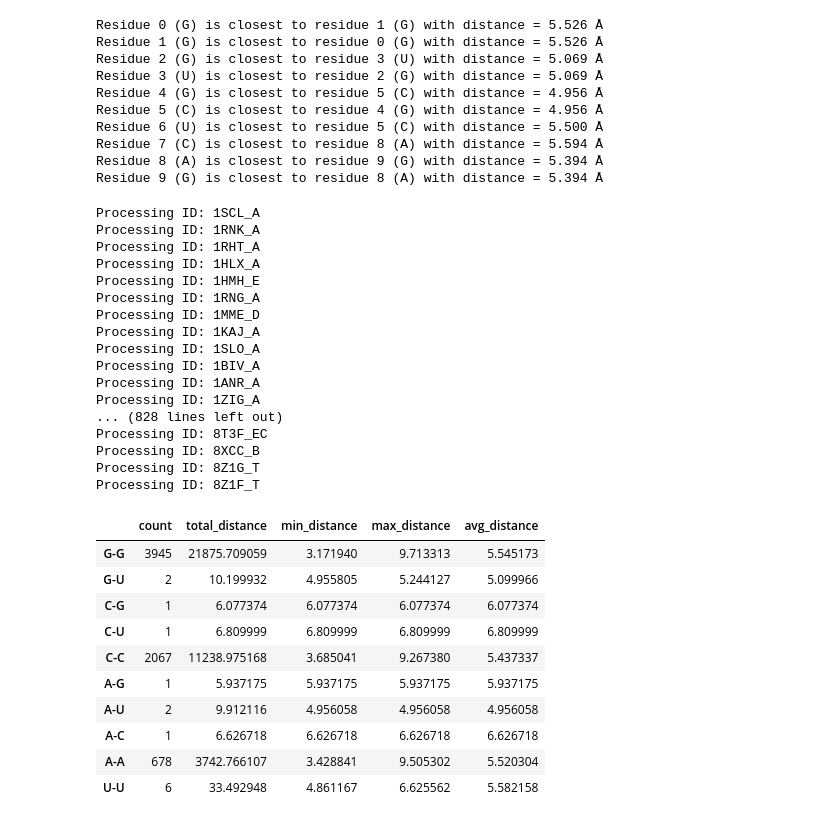
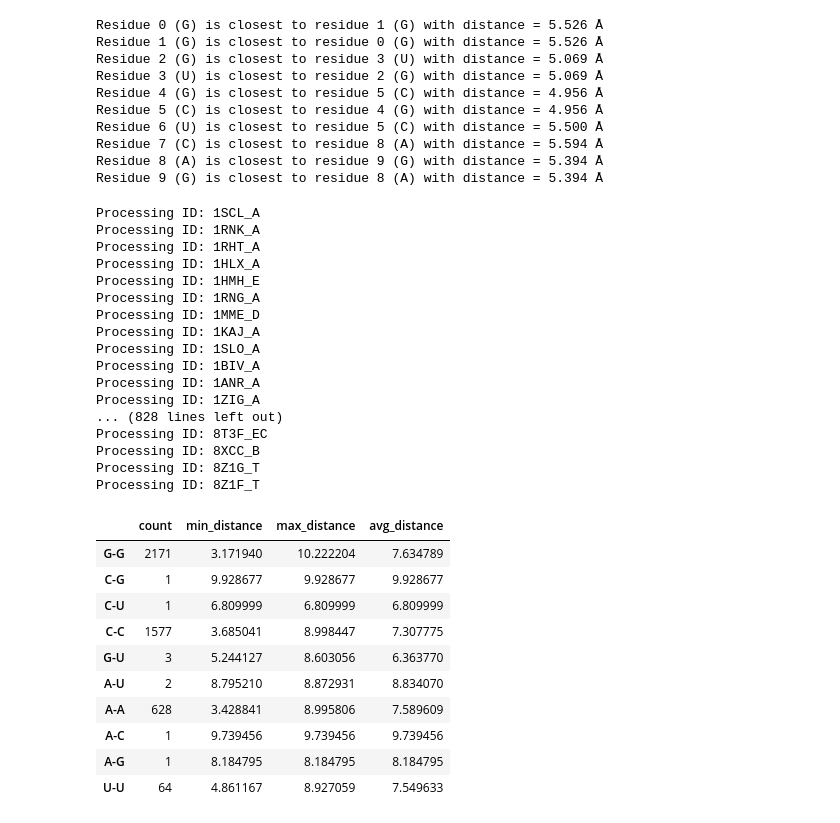
Before and after one commit to Rio-Lv/RNA-Tertiary-Prediction, a Jupyter notebook: src/sandbox.ipynb, the cells around one changed output. Drawn from its saved outputs; the diff is of its cells as text; code cells hidden in the pictures.

Commit message:
trying to ignore base pairs but not seeing much A-U or G-C pairs which is suss

```diff
--- a/src/sandbox.ipynb
+++ b/src/sandbox.ipynb
@@ -63,8 +63,9 @@ Residue 9 (G) is closest to residue 8 (A) with distance = 5.394 Å
 import pandas as pd
 import numpy as np
 
+IGNORE_BASE_PAIRS = True
+
 IDs = sequences['target_id'].values
-
 pair_stats = {}
 
 for ID in IDs:
@@ -84,6 +85,16 @@ for ID in IDs:
     for i in range(len(coords)):
         distances = dist_matrix[i].copy()
         distances[i] = np.inf  # ignore self-distance
+
+        if IGNORE_BASE_PAIRS:
+            if i > 2 and i < len(coords) - 3:
+                distances[i-3] = np.inf  # ignore base pairs
+                distances[i-2] = np.inf
+                distances[i-1] = np.inf
+                distances[i+1] = np.inf
+                distances[i+2] = np.inf
+                distances[i+3] = np.inf
+
         closest_idx = np.argmin(distances)
         closest_distance = distances[closest_idx]
 
@@ -101,7 +112,7 @@ for ID in IDs:
         pair_key = tuple(pair_key)
 
         if (res_i_type, res_j_type)in pair_stats:
-            if closest_distance > 10:
+            if closest_distance > 9:
                 # Ignore distances greater than 10
                 continue
 
@@ -117,42 +128,43 @@ for ID in IDs:
                 "min_distance": closest_distance,
                 "max_distance": closest_distance,
                 "avg_distance": closest_distance,
+                "ignore_base_pairs": IGNORE_BASE_PAIRS
             }
 
 # Convert to DataFrame
 # turn keys into 1 string each
 pair_stats = {f"{k[0]}-{k[1]}": v for k, v in pair_stats.items()}
 pair_stats_df = pd.DataFrame.from_dict(pair_stats, orient='index')
 # drop total_distance
 pair_stats_df = pair_stats_df.drop(columns=["total_distance"])
 
 pair_stats_df
 # %% [output]
 Processing ID: 1SCL_A
 Processing ID: 1RNK_A
 Processing ID: 1RHT_A
 Processing ID: 1HLX_A
 Processing ID: 1HMH_E
 Processing ID: 1RNG_A
 Processing ID: 1MME_D
 Processing ID: 1KAJ_A
 Processing ID: 1SLO_A
 Processing ID: 1BIV_A
 Processing ID: 1ANR_A
 Processing ID: 1ZIG_A
 ... (828 lines left out)
 Processing ID: 8T3F_EC
 Processing ID: 8XCC_B
 Processing ID: 8Z1G_T
 Processing ID: 8Z1F_T
-|  | count | total_distance | min_distance | max_distance | avg_distance |
-| G-G | 3945 | 21875.709059 | 3.171940 | 9.713313 | 5.545173 |
-| G-U | 2 | 10.199932 | 4.955805 | 5.244127 | 5.099966 |
-| C-G | 1 | 6.077374 | 6.077374 | 6.077374 | 6.077374 |
-| C-U | 1 | 6.809999 | 6.809999 | 6.809999 | 6.809999 |
-| C-C | 2067 | 11238.975168 | 3.685041 | 9.267380 | 5.437337 |
-| A-G | 1 | 5.937175 | 5.937175 | 5.937175 | 5.937175 |
-| A-U | 2 | 9.912116 | 4.956058 | 4.956058 | 4.956058 |
-| A-C | 1 | 6.626718 | 6.626718 | 6.626718 | 6.626718 |
-| A-A | 678 | 3742.766107 | 3.428841 | 9.505302 | 5.520304 |
-| U-U | 6 | 33.492948 | 4.861167 | 6.625562 | 5.582158 |
+|  | count | min_distance | max_distance | avg_distance |
+| G-G | 2171 | 3.171940 | 10.222204 | 7.634789 |
+| C-G | 1 | 9.928677 | 9.928677 | 9.928677 |
+| C-U | 1 | 6.809999 | 6.809999 | 6.809999 |
+| C-C | 1577 | 3.685041 | 8.998447 | 7.307775 |
+| G-U | 3 | 5.244127 | 8.603056 | 6.363770 |
+| A-U | 2 | 8.795210 | 8.872931 | 8.834070 |
+| A-A | 628 | 3.428841 | 8.995806 | 7.589609 |
+| A-C | 1 | 9.739456 | 9.739456 | 9.739456 |
+| A-G | 1 | 8.184795 | 8.184795 | 8.184795 |
+| U-U | 64 | 4.861167 | 8.927059 | 7.549633 |
```
